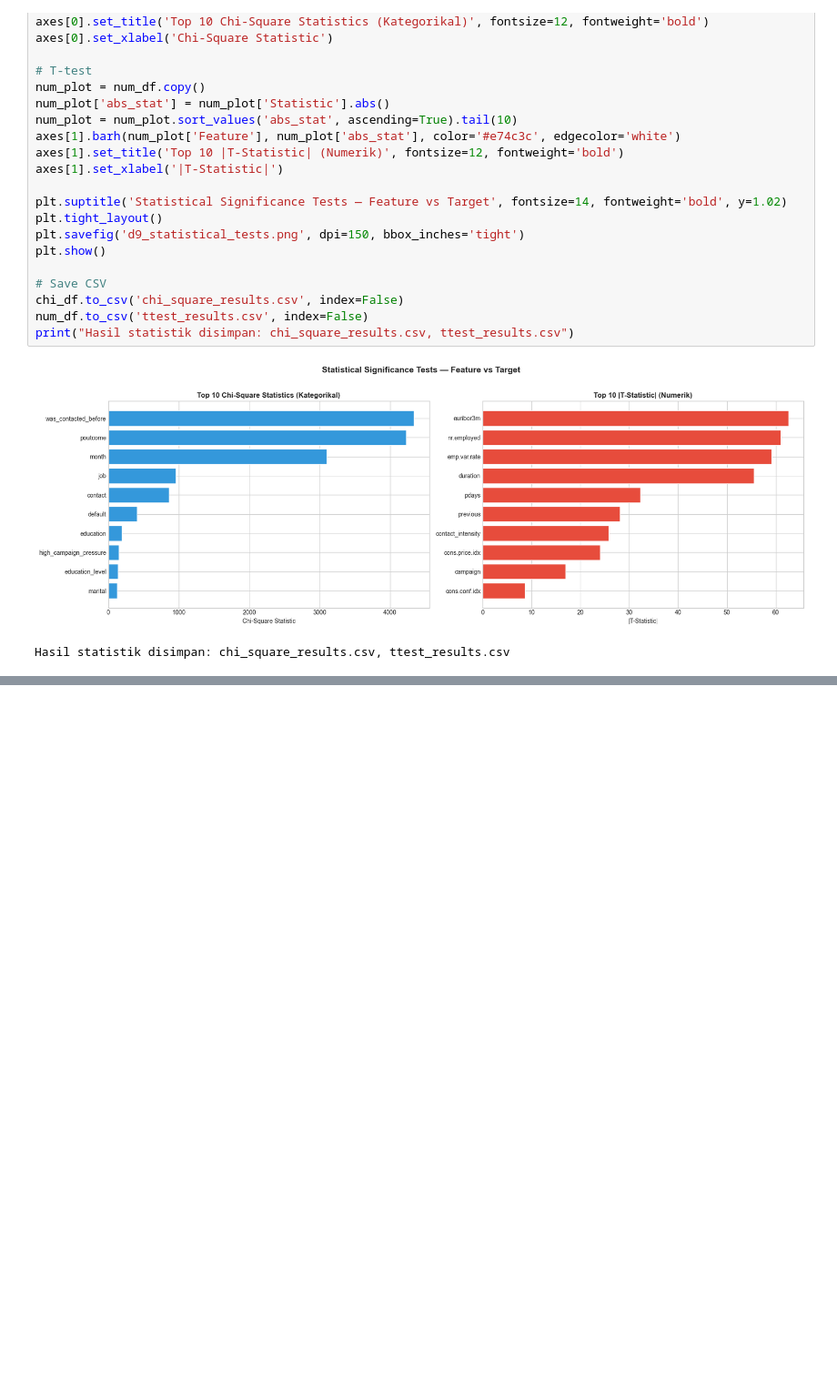
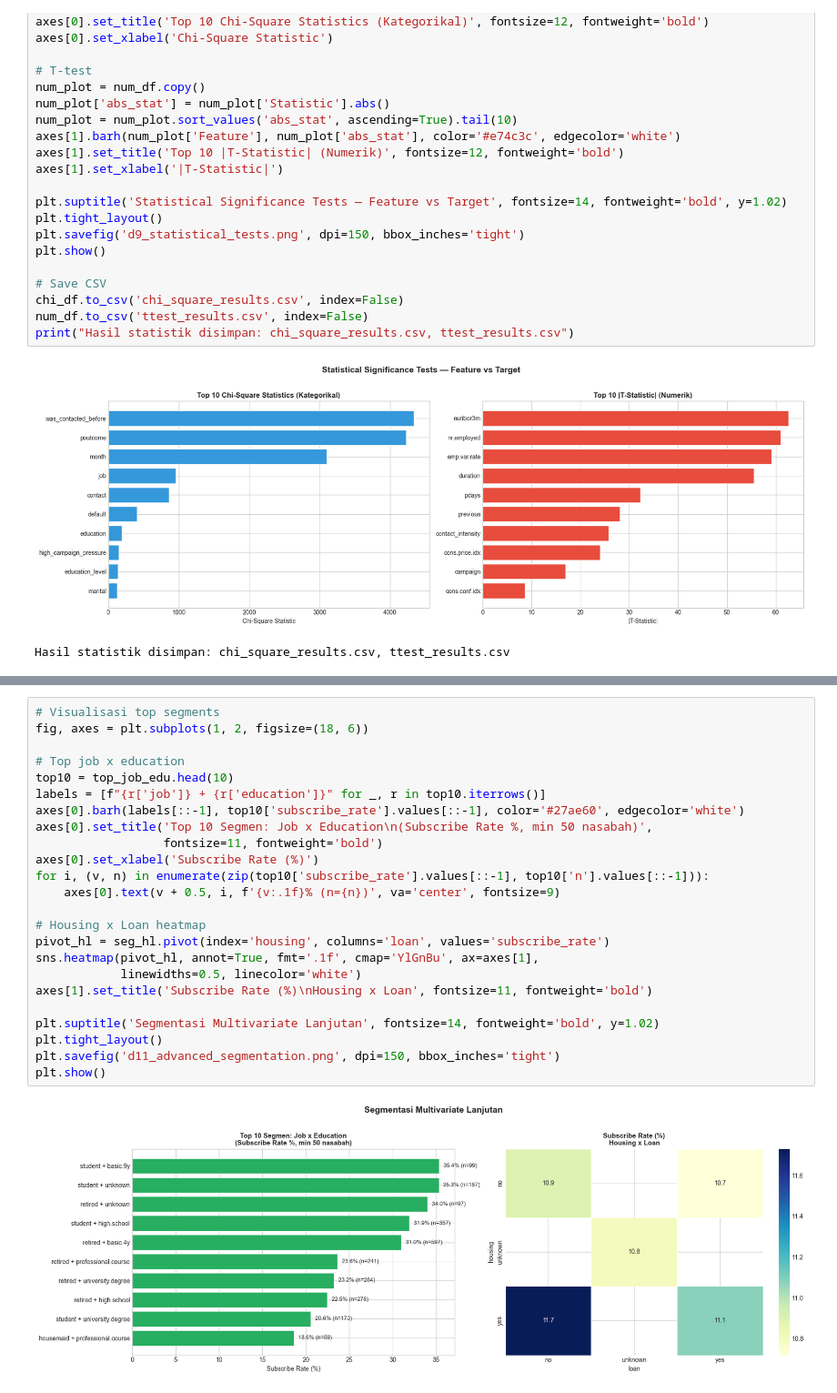
Before and after one commit to ravasrgh/bank-marketing-campaign-predictive-analytics, a Jupyter notebook: BSM_Bank_Marketing_FinalProject.ipynb, the cells around one changed output, grey strips where cells are left out. Shown at 91% size. Saved outputs shown, nothing was run; the diff lists cells and outputs as text; blank space fills up the shorter version.

```diff
--- a/BSM_Bank_Marketing_FinalProject.ipynb
+++ b/BSM_Bank_Marketing_FinalProject.ipynb
@@ -2132,0 +2206,26 @@ Temuan utama EDA:
+# %%
+# Visualisasi top segments
+fig, axes = plt.subplots(1, 2, figsize=(18, 6))
+
+# Top job x education
+top10 = top_job_edu.head(10)
+labels = [f"{r['job']} + {r['education']}" for _, r in top10.iterrows()]
+axes[0].barh(labels[::-1], top10['subscribe_rate'].values[::-1], color='#27ae60', edgecolor='white')
+axes[0].set_title('Top 10 Segmen: Job x Education\n(Subscribe Rate %, min 50 nasabah)',
+                  fontsize=11, fontweight='bold')
+axes[0].set_xlabel('Subscribe Rate (%)')
+for i, (v, n) in enumerate(zip(top10['subscribe_rate'].values[::-1], top10['n'].values[::-1])):
+    axes[0].text(v + 0.5, i, f'{v:.1f}% (n={n})', va='center', fontsize=9)
+
+# Housing x Loan heatmap
+pivot_hl = seg_hl.pivot(index='housing', columns='loan', values='subscribe_rate')
+sns.heatmap(pivot_hl, annot=True, fmt='.1f', cmap='YlGnBu', ax=axes[1],
+            linewidths=0.5, linecolor='white')
+axes[1].set_title('Subscribe Rate (%)\nHousing x Loan', fontsize=11, fontweight='bold')
+
+plt.suptitle('Segmentasi Multivariate Lanjutan', fontsize=14, fontweight='bold', y=1.02)
+plt.tight_layout()
+plt.savefig('d11_advanced_segmentation.png', dpi=150, bbox_inches='tight')
+plt.show()
+# %% [output]
+[figure, added]
```
Also changed, not shown: parts of 59 cells of this notebook, 2 other files.
